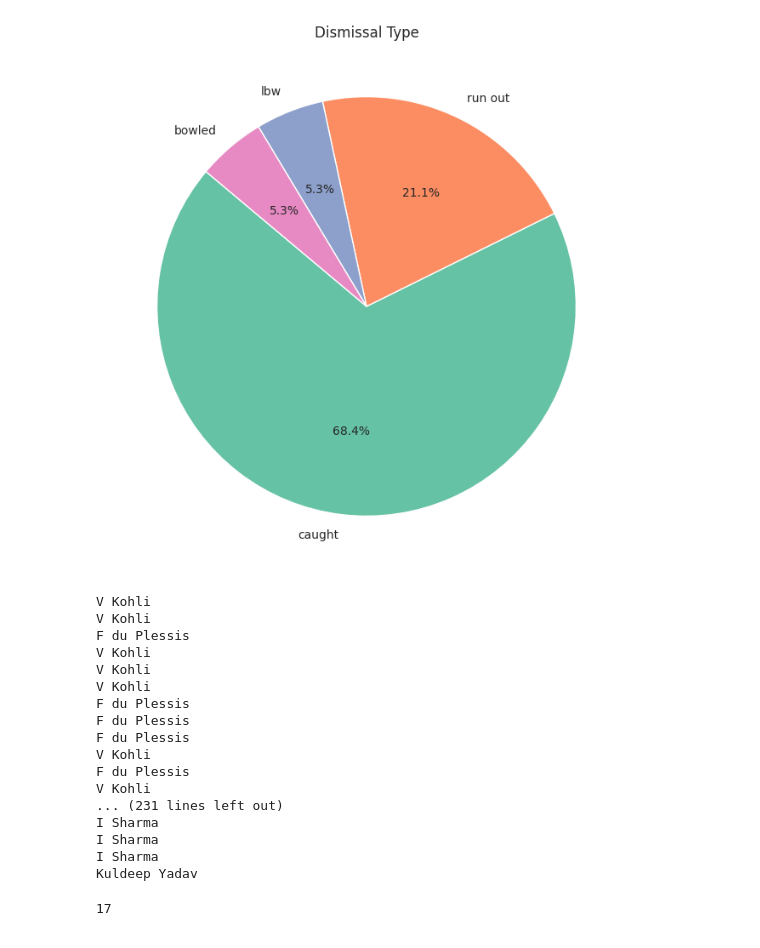
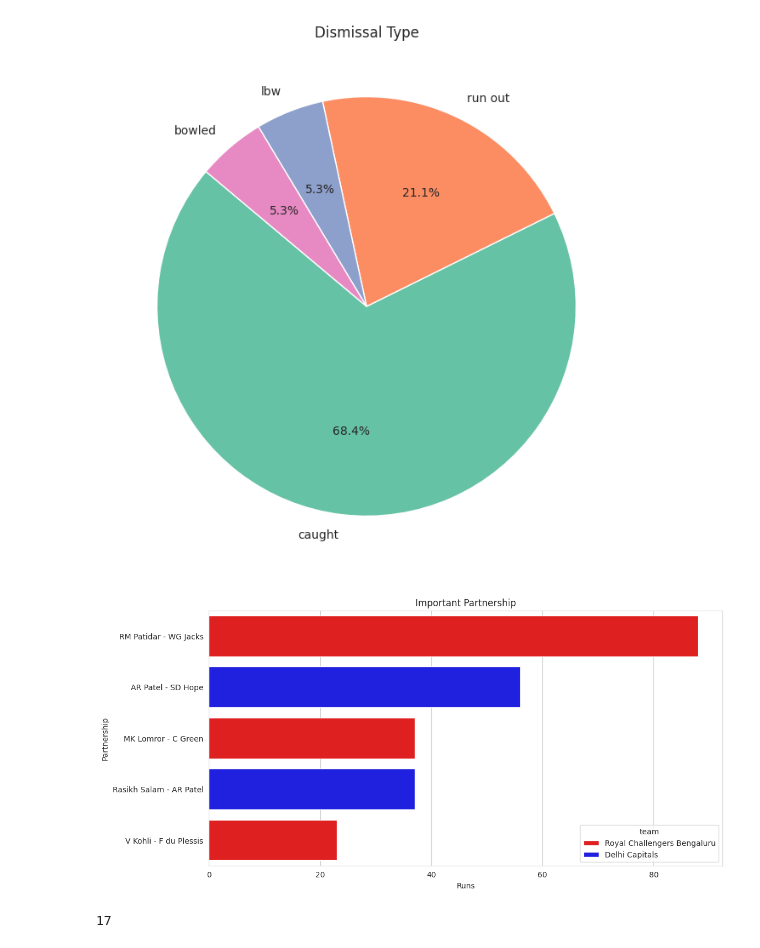
Before and after one commit to KrishKanojia/Data-Science-Practice, a Jupyter notebook: IPL_RCB_VS_DC.ipynb, the cells around one changed output. Cells and saved outputs as stored; diff of their text form; code cells hidden in the pictures.

```diff
--- a/IPL_RCB_VS_DC.ipynb
+++ b/IPL_RCB_VS_DC.ipynb
@@ -87,14 +87,14 @@ bowling_stats.head()
 | 0 | Royal Challengers Bengaluru | C Green | 19 | 2 | 4 | 4.75 |
 | 2 | Royal Challengers Bengaluru | LH Ferguson | 24 | 2 | 4 | 6.00 |
 | 9 | Delhi Capitals | KK Ahmed | 32 | 2 | 4 | 8.00 |
+# %%
+team_palette = {
+    'Royal Challengers Bengaluru' : 'red',
+    'Delhi Capitals' : 'blue'
+}
 # %%
 # create the plot
 fig, ax1 = plt.subplots(figsize=(14, 8))
-
-team_palette = {
-     team_name[0] : 'red',
-    team_name[1] : 'blue'
-}
 
 # Bar plot for wickets
 sns.barplot(y='wickets_taken', x='bowler', data=bowling_stats, ax=ax1, hue='team', palette=team_palette, alpha=0.6)
@@ -128,7 +128,7 @@ plt.show()
 def calculate_partnership(df):
   partnerships = []
   current_partnership = {}
-  for i, row in df.loc[0:10].iterrows():
+  for i, row in df.iterrows():
     if i == 0 or (row['batter'] not in current_partnership.values()):
       if current_partnership:
         partnerships.append(current_partnership)
@@ -142,27 +142,36 @@ def calculate_partnership(df):
 
     current_partnership['runs'] += row['runs_total']
     current_partnership['balls'] += 1
-    if 'player_out' in row and pd.notna(row)
+    if 'player_out' in row and pd.notna(row['player_out']):
+      if row['player_out'] == current_partnership['batter1'] or row['player_out'] == current_partnership['batter2']:
+        partnerships.append(current_partnership)
+        current_partnership = {}
+
+    # append the last_partnership if not ended by wicket
+  if current_partnership:
+    partnerships.append(current_partnership)
+
+  return partnerships
-# %%
-calculate_partnership(df)
-# %% [output]
-V Kohli
-V Kohli
-F du Plessis
-V Kohli
-V Kohli
-V Kohli
-F du Plessis
-F du Plessis
-F du Plessis
-V Kohli
-F du Plessis
-V Kohli
-... (231 lines left out)
-I Sharma
-I Sharma
-I Sharma
-Kuldeep Yadav
+# %%
+partnership_data = calculate_partnership(df)
+
+# Create Partnership DataFrame
+partnership_df = pd.DataFrame(partnership_data)
+
+# Get Important Partnership
+partnership_df = partnership_df[partnership_df['runs'] > 20]
+partnership_df.sort_values(by=["runs"], ascending=False, inplace=True)
+partnership_df['Partnership'] = partnership_df['batter1'] + ' - ' + partnership_df['batter2']
+
+plt.figure(figsize=(12, 6))
+sns.barplot(y='Partnership', x='runs', hue='team', data=partnership_df, palette=team_palette, dodge=False)
+plt.title("Important Partnership")
+plt.xlabel("Runs")
+plt.ylabel("Partnership")
+plt.legend(title='team')
+plt.show()
+# %% [output]
+[figure, added]
 # %%
 import ast
 def convert_to_list(string):
```
Also changed, not shown: parts of 2 cells of this notebook.
